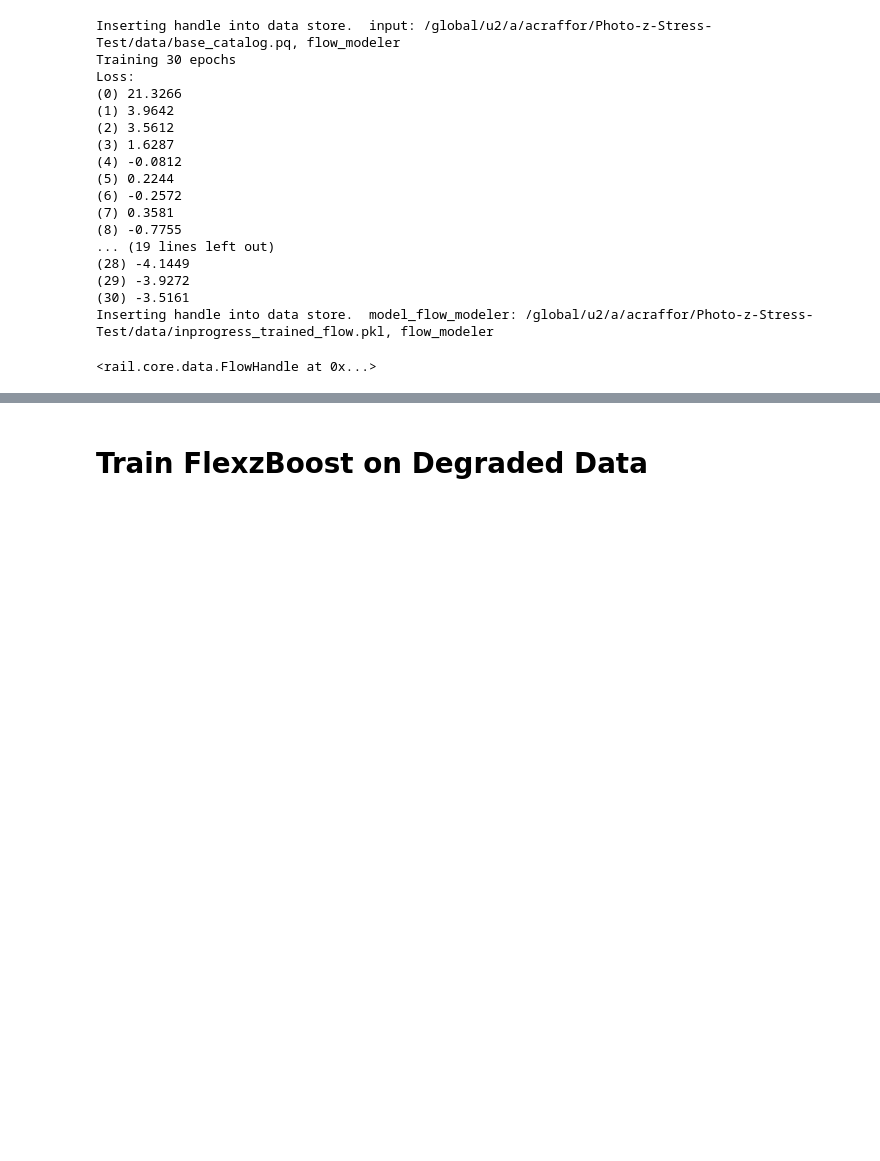
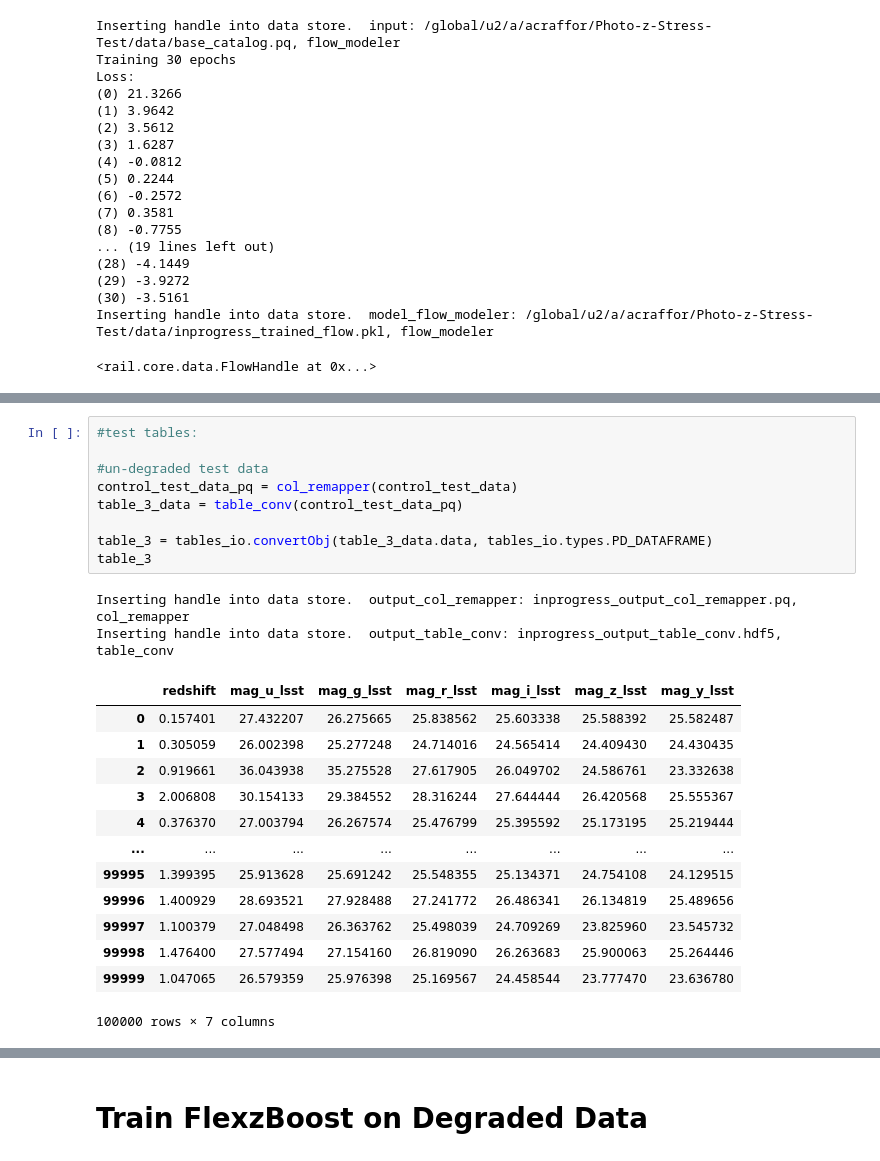
Before and after one commit to alice-crafford/Photo-z-Stress-Test, a Jupyter notebook: Learning-to-Use-Golden_Spike.ipynb, the cells around one changed output, grey strips where cells are left out. Drawn from its saved outputs; the diff is of its cells as text; blank space fills up the shorter version.

```diff
--- a/Learning-to-Use-Golden_Spike.ipynb
+++ b/Learning-to-Use-Golden_Spike.ipynb
@@ -148,0 +206,25 @@ inv_redshift = InvRedshiftIncompleteness.make_stage(
+# %%
+#test tables:
+
+#un-degraded test data
+control_test_data_pq = col_remapper(control_test_data)
+table_3_data = table_conv(control_test_data_pq)
+
+table_3 = tables_io.convertObj(table_3_data.data, tables_io.types.PD_DATAFRAME)
+table_3
+# %% [output]
+Inserting handle into data store.  output_col_remapper: inprogress_output_col_remapper.pq, col_remapper
+Inserting handle into data store.  output_table_conv: inprogress_output_table_conv.hdf5, table_conv
+|  | redshift | mag_u_lsst | mag_g_lsst | mag_r_lsst | mag_i_lsst | mag_z_lsst | mag_y_lsst |
+| 0 | 0.157401 | 27.432207 | 26.275665 | 25.838562 | 25.603338 | 25.588392 | 25.582487 |
+| 1 | 0.305059 | 26.002398 | 25.277248 | 24.714016 | 24.565414 | 24.409430 | 24.430435 |
+| 2 | 0.919661 | 36.043938 | 35.275528 | 27.617905 | 26.049702 | 24.586761 | 23.332638 |
+| 3 | 2.006808 | 30.154133 | 29.384552 | 28.316244 | 27.644444 | 26.420568 | 25.555367 |
+| 4 | 0.376370 | 27.003794 | 26.267574 | 25.476799 | 25.395592 | 25.173195 | 25.219444 |
+| ... | ... | ... | ... | ... | ... | ... | ... |
+| 99995 | 1.399395 | 25.913628 | 25.691242 | 25.548355 | 25.134371 | 24.754108 | 24.129515 |
+| 99996 | 1.400929 | 28.693521 | 27.928488 | 27.241772 | 26.486341 | 26.134819 | 25.489656 |
+| 99997 | 1.100379 | 27.048498 | 26.363762 | 25.498039 | 24.709269 | 23.825960 | 23.545732 |
+| 99998 | 1.476400 | 27.577494 | 27.154160 | 26.819090 | 26.263683 | 25.900063 | 25.264446 |
+| 99999 | 1.047065 | 26.579359 | 25.976398 | 25.169567 | 24.458544 | 23.777470 | 23.636780 |
+100000 rows × 7 columns
```
Also changed, not shown: parts of 8 cells of this notebook.
